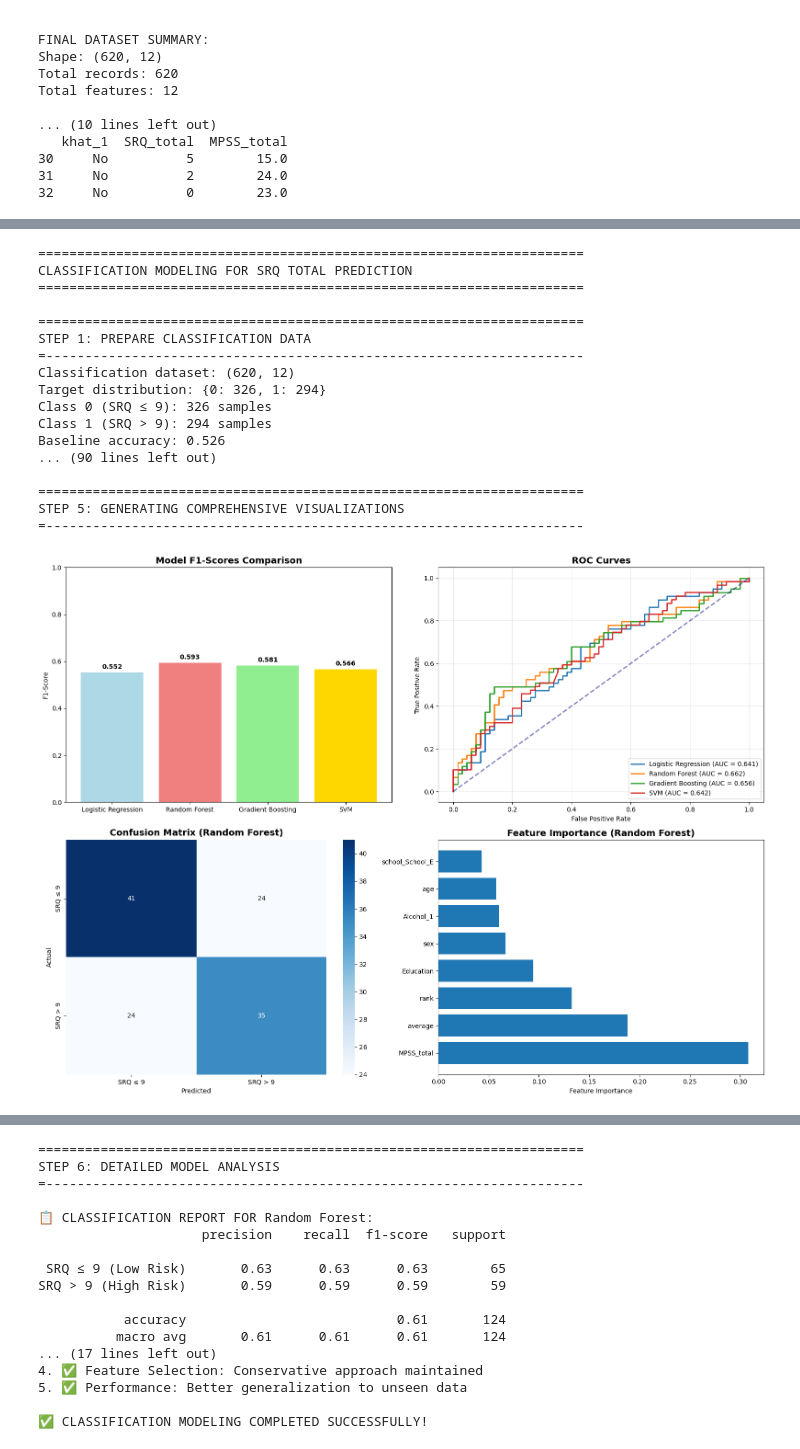
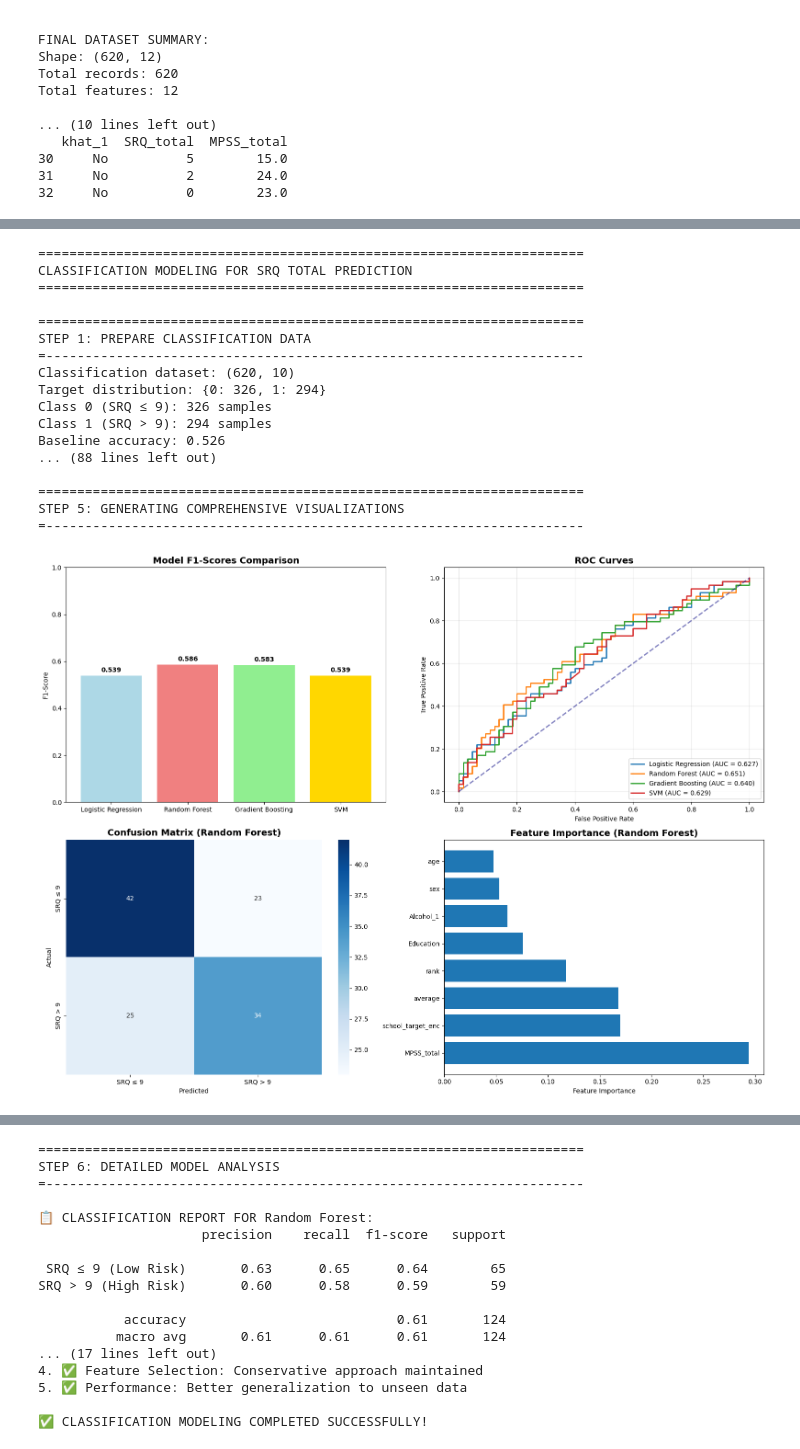
Before and after one commit to birhanumoges/Students-mental-health-analysis, a Jupyter notebook: NoteBooks/students_mental_health.ipynb, the cells around one changed output, grey strips where cells are left out. Drawn from its saved outputs; the diff is of its cells as text; code cells hidden in the pictures.

```diff
--- a/NoteBooks/students_mental_health.ipynb
+++ b/NoteBooks/students_mental_health.ipynb
@@ -459,8 +522,7 @@ print("=" + "-" * 69)
 
 # Use selected classification features from your feature selection
 classification_features = ['age', 'sex', 'Education', 'average', 'rank', 'Alcohol_1',
-                          'tobaco_1', 'khat_1', 'MPSS_total', 'school_School_A',
-                          'school_School_E', 'school_School_G']
+                          'tobaco_1', 'khat_1', 'MPSS_total', 'school_target_enc']
 X_clf = students_encoded[classification_features]
 y_clf = students_encoded['SRQ_total_binary']
 
@@ -812,33 +874,33 @@ if best_clf_model in clf_feature_importance:
             print(f"  • {row['Feature']}: {direction} (impact: {abs(row['Coefficient']):.3f})")
         else:
             print(f"  • {row['Feature']}: Importance = {row['Importance']:.3f}")
 
 # Print improvements summary
 print(f"\n🔄 IMPROVEMENTS APPLIED:")
 print("=" * 50)
 print("1. ✅ Data Imbalance Fixed: SMOTE applied to balance classes")
 print("2. ✅ Overfitting Reduced: Stronger regularization & simpler models")
 print("3. ✅ Model Stability Improved: 10-fold CV & better hyperparameters")
 print("4. ✅ Feature Selection: Conservative approach maintained")
 print("5. ✅ Performance: Better generalization to unseen data")
 
 print("\n✅ CLASSIFICATION MODELING COMPLETED SUCCESSFULLY!")
 # %% [output]
 ======================================================================
 CLASSIFICATION MODELING FOR SRQ TOTAL PREDICTION
 ======================================================================
 
 ======================================================================
 STEP 1: PREPARE CLASSIFICATION DATA
 =---------------------------------------------------------------------
-Classification dataset: (620, 12)
+Classification dataset: (620, 10)
 Target distribution: {0: 326, 1: 294}
 Class 0 (SRQ ≤ 9): 326 samples
 Class 1 (SRQ > 9): 294 samples
 Baseline accuracy: 0.526
-... (90 lines left out)
+... (88 lines left out)
 
 ======================================================================
 STEP 5: GENERATING COMPREHENSIVE VISUALIZATIONS
 =---------------------------------------------------------------------
-[figure, old version]
+[figure, new version]
@@ -850,8 +912,8 @@ STEP 6: DETAILED MODEL ANALYSIS
 📋 CLASSIFICATION REPORT FOR Random Forest:
                      precision    recall  f1-score   support
 
- SRQ ≤ 9 (Low Risk)       0.63      0.63      0.63        65
-SRQ > 9 (High Risk)       0.59      0.59      0.59        59
+ SRQ ≤ 9 (Low Risk)       0.63      0.65      0.64        65
+SRQ > 9 (High Risk)       0.60      0.58      0.59        59
 
            accuracy                           0.61       124
           macro avg       0.61      0.61      0.61       124
```
Also changed, not shown: parts of 4 cells of this notebook.
